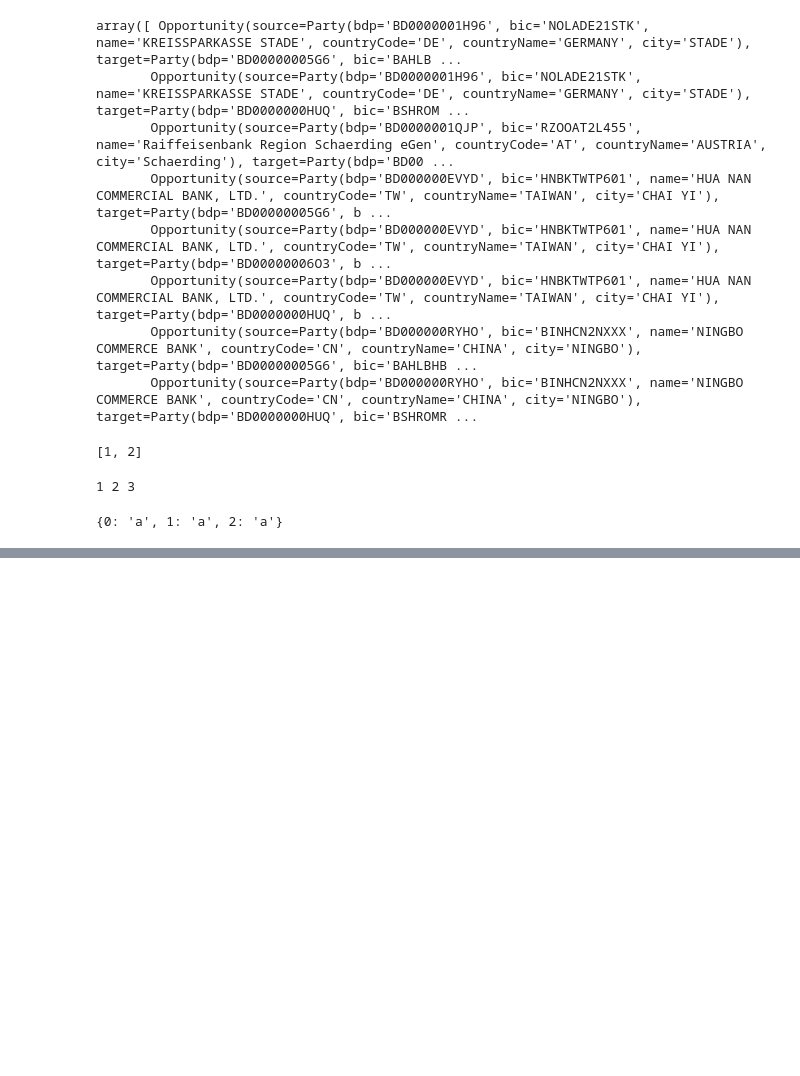
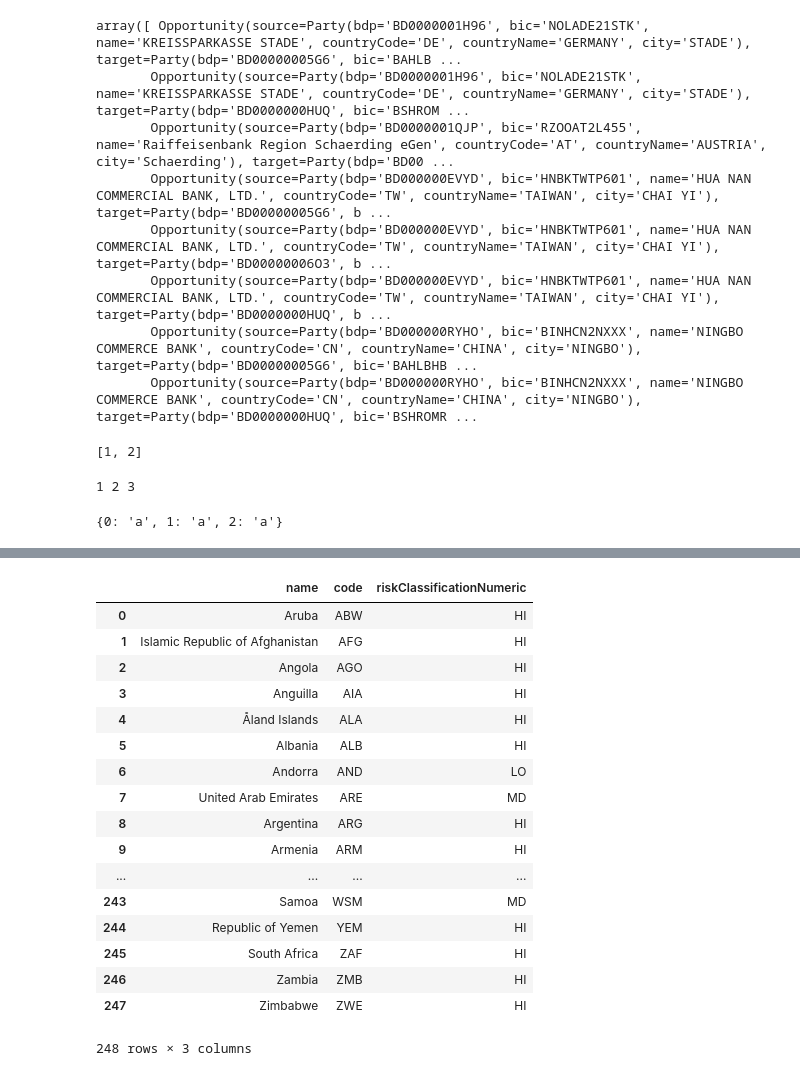
Before and after one commit to joe642/sibost15, a Jupyter notebook: analytics/notebooks/_kg/API.ipynb, the cells around one changed output, grey strips where cells are left out. Cells and saved outputs as stored; diff of their text form; code cells hidden in the pictures; blank space fills up the shorter version.

```diff
--- a/analytics/notebooks/_kg/API.ipynb
+++ b/analytics/notebooks/_kg/API.ipynb
@@ -333,0 +372,21 @@ log(1, 2, 3)
+# %%
+cs
+# %% [output]
+|  | name | code | riskClassificationNumeric |
+| 0 | Aruba | ABW | HI |
+| 1 | Islamic Republic of Afghanistan | AFG | HI |
+| 2 | Angola | AGO | HI |
+| 3 | Anguilla | AIA | HI |
+| 4 | Åland Islands | ALA | HI |
+| 5 | Albania | ALB | HI |
+| 6 | Andorra | AND | LO |
+| 7 | United Arab Emirates | ARE | MD |
+| 8 | Argentina | ARG | HI |
+| 9 | Armenia | ARM | HI |
+| ... | ... | ... | ... |
+| 243 | Samoa | WSM | MD |
+| 244 | Republic of Yemen | YEM | HI |
+| 245 | South Africa | ZAF | HI |
+| 246 | Zambia | ZMB | HI |
+| 247 | Zimbabwe | ZWE | HI |
+248 rows × 3 columns
```
Also changed, not shown: parts of 8 cells of this notebook, 5 other files.
